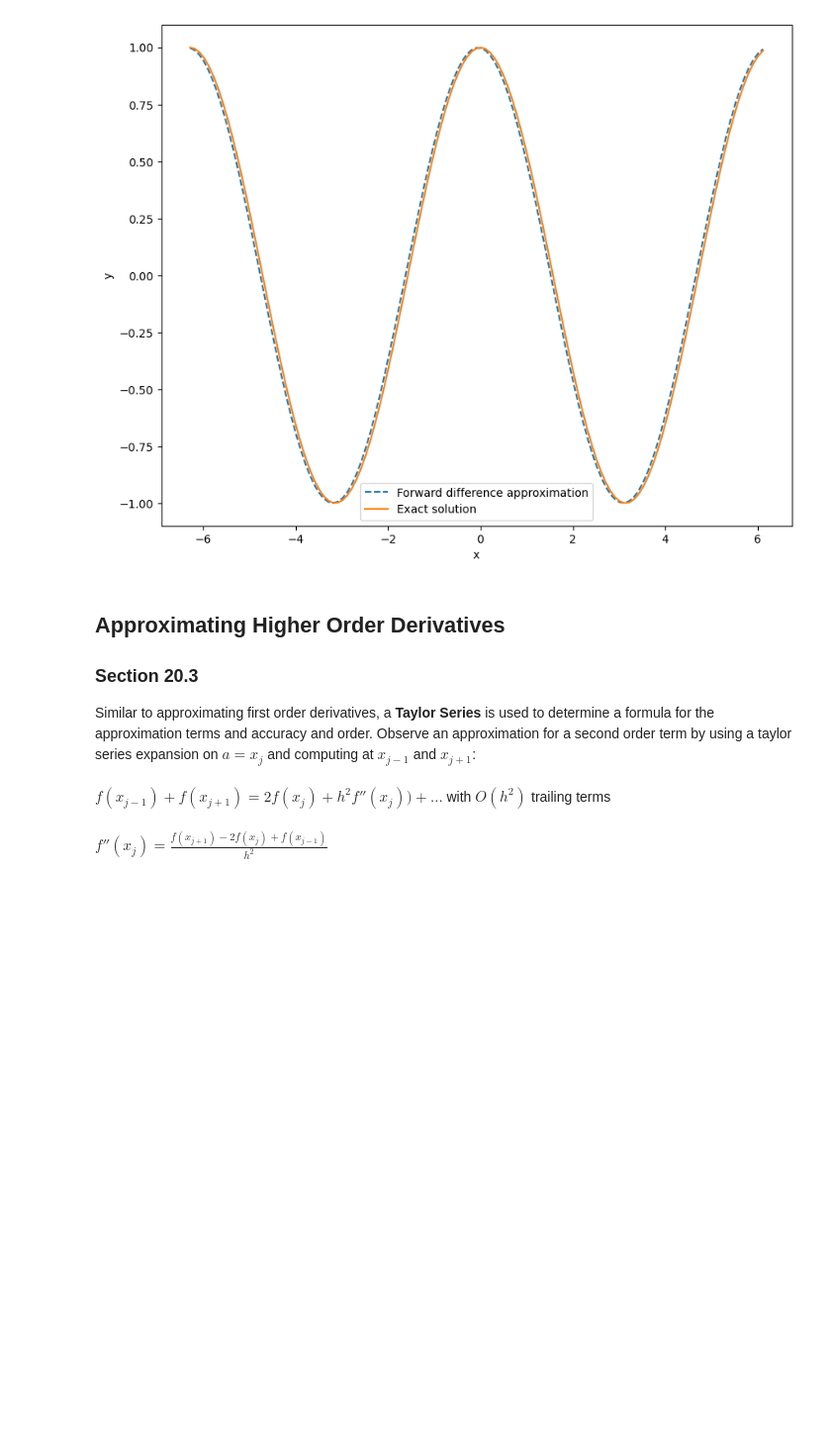
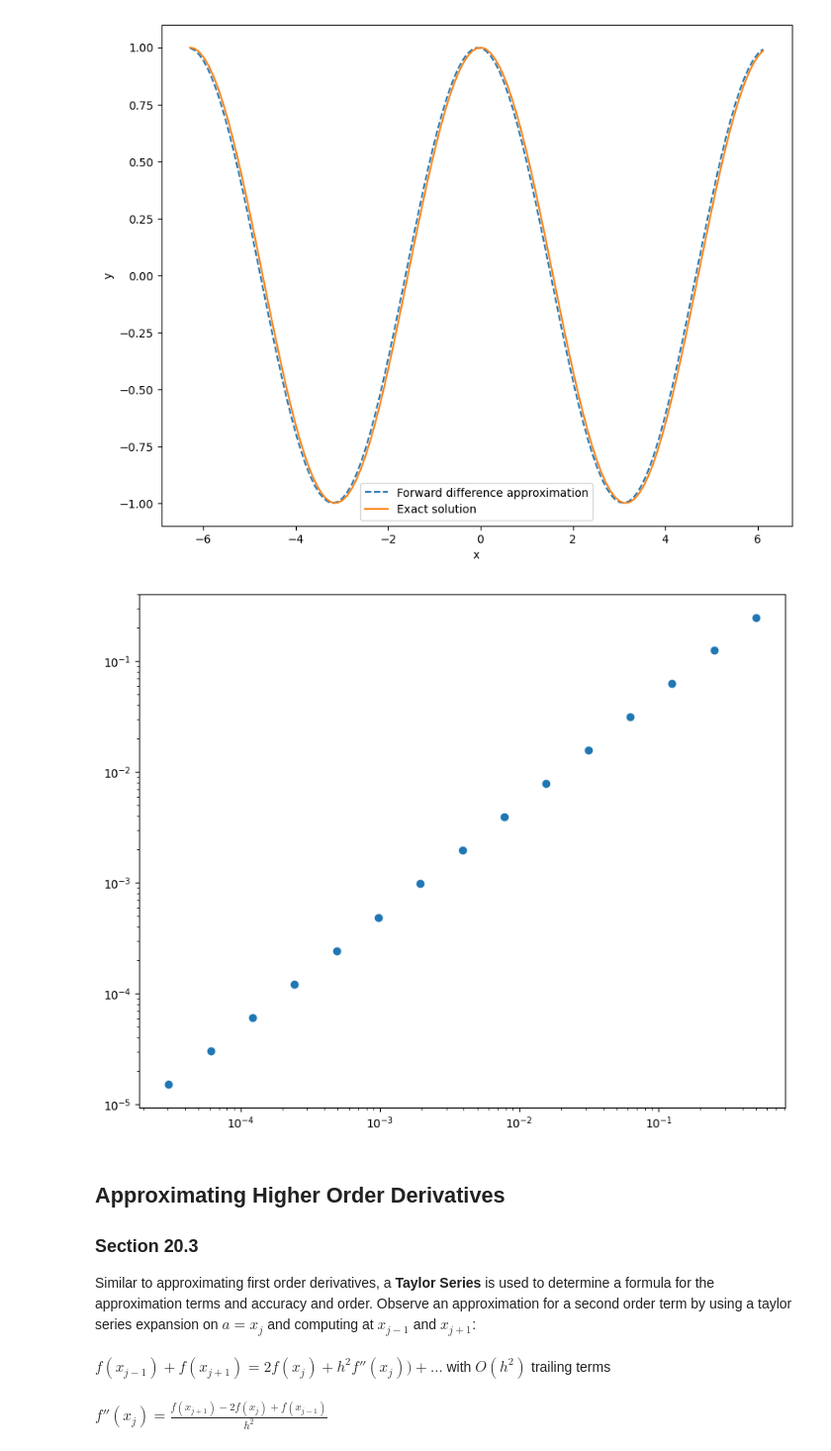
Before and after one commit to ColeTKrause/MAT421, a Jupyter notebook: ModuleF.ipynb, the cells around one changed output. Shown: that part at 99% size. Saved outputs shown, nothing was run; the diff lists cells and outputs as text; code cells hidden in the pictures; blank space fills up the shorter version.

```diff
--- a/ModuleF.ipynb
+++ b/ModuleF.ipynb
@@ -92,6 +94,42 @@ plt.legend()
 plt.show()
 # %% [output]
 [figure]
+# %%
+plt.clf
+
+# Observing error as step size decreases
+iterations = 15
+
+# for plotting
+step_size = []
+max_error = []
+h = 1
+for i in range(iterations):
+  # decreasing step size, feel free to adjust
+  h = h / 2
+  # storing data
+  step_size.append(h)
+  # recalculate numerical grid
+  x = np.arange(-2*np.pi, 2*np.pi, h)
+  # compute actual
+  y = np.sin(x)-4
+  # forward difference
+  forward_diff = np.diff(y) / h
+  # comput on grid
+  x_diff = x[:-1:]
+  # find true value
+  y_true = np.cos(x_diff)
+
+
+  # finally error calculations
+  max_error.append(max(abs(y_true - forward_diff)))
+
+# log error results graph
+plt.figure(figsize = (10,8))
+plt.loglog(step_size, max_error,'o')
+plt.show()
+# %% [output]
+[figure, added]
 # %% [markdown]
 ## Approximating Higher Order Derivatives
 ### Section 20.3
```
Also changed, not shown: parts of 3 cells of this notebook.
